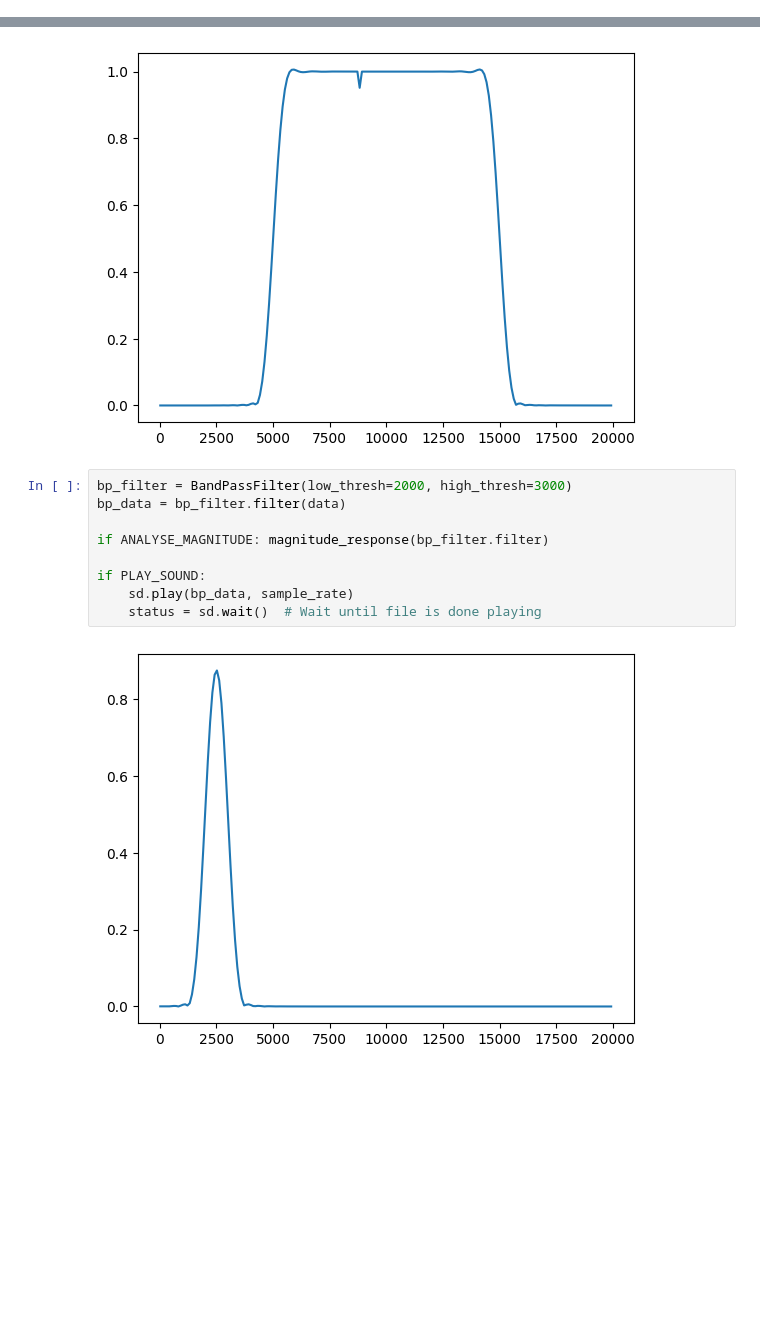
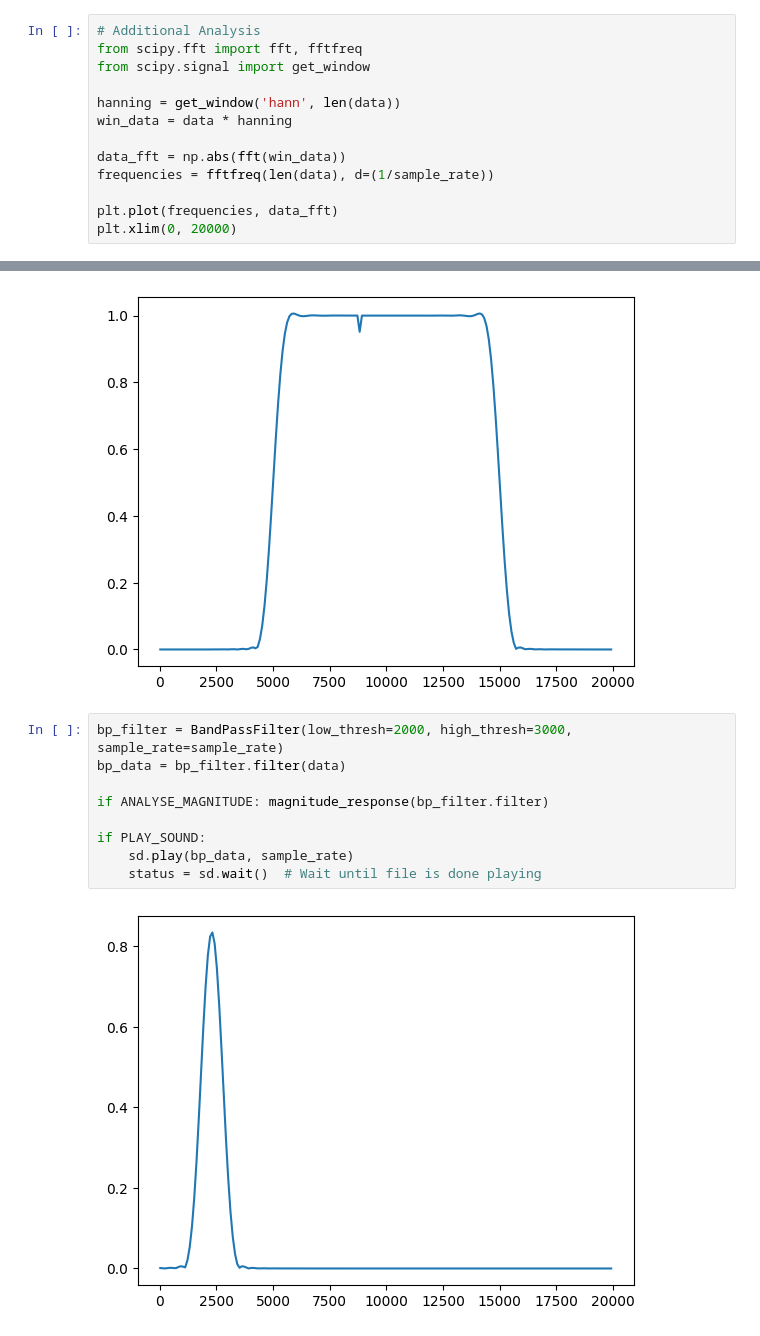
Before and after one commit to Nicholas-Ho/Digital-Nucleo-Pedal, a Jupyter notebook: algorithm_notebooks/dsp_algorithms.ipynb, the cells around one changed output, grey strips where cells are left out. Cells and saved outputs as stored; diff of their text form; blank space fills up the shorter version.

```diff
--- a/algorithm_notebooks/dsp_algorithms.ipynb
+++ b/algorithm_notebooks/dsp_algorithms.ipynb
@@ -24,3 +24,16 @@ if PLAY_SOUND:
     status = sd.wait()  # Wait until file is done playing
 # %% [output]
 [figure]
+# %%
+# Additional Analysis
+from scipy.fft import fft, fftfreq
+from scipy.signal import get_window
+
+hanning = get_window('hann', len(data))
+win_data = data * hanning
+
+data_fft = np.abs(fft(win_data))
+frequencies = fftfreq(len(data), d=(1/sample_rate))
+
+plt.plot(frequencies, data_fft)
+plt.xlim(0, 20000)
@@ -327,13 +343,13 @@ if ANALYSE_MAGNITUDE: magnitude_response(bp_filter.filter)
 # %% [output]
 [figure]
 # %%
-bp_filter = BandPassFilter(low_thresh=2000, high_thresh=3000)
+bp_filter = BandPassFilter(low_thresh=2000, high_thresh=3000, sample_rate=sample_rate)
 bp_data = bp_filter.filter(data)
 
 if ANALYSE_MAGNITUDE: magnitude_response(bp_filter.filter)
 
 if PLAY_SOUND:
     sd.play(bp_data, sample_rate)
     status = sd.wait()  # Wait until file is done playing
 # %% [output]
-[figure, old version]
+[figure, new version]
```
Also changed, not shown: parts of 15 cells of this notebook.
